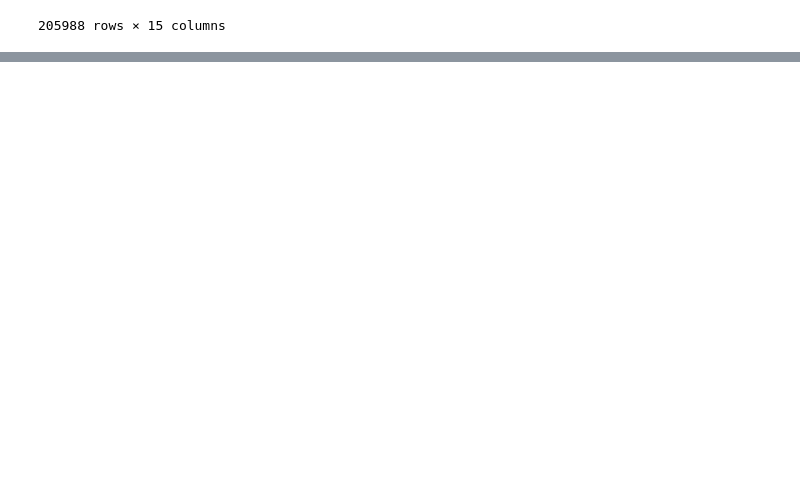
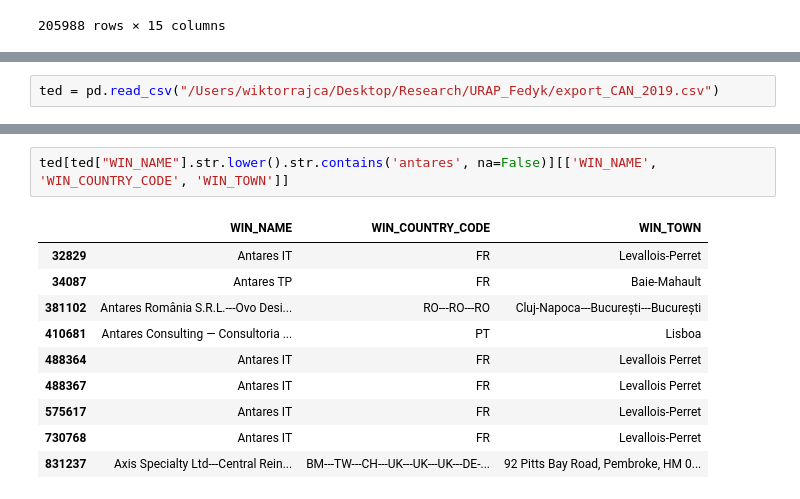
Before and after one commit to wiktorrajca/Data-Science-Honors-Thesis, a Jupyter notebook: messing _around_graphs.ipynb, the cells around one changed output, grey strips where cells are left out. Cells and saved outputs as stored; diff of their text form; blank space fills up the shorter version.

```diff
--- a/messing _around_graphs.ipynb
+++ b/messing _around_graphs.ipynb
@@ -856,3 +773,5 @@ result
 | Shopko Pharmacy | 6 | 6 | 0 | 0 | 6 | 0 | 6 | 6 | 0 | 0 | ... |
 | Thomas J. Donahue | 5 | 5 | 1 | 0 | 5 | 2 | 5 | 5 | 0 | 0 | ... |
 | Thomas Prose | 6 | 6 | 0 | 0 | 6 | 6 | 6 | 6 | 0 | 0 | ... |
+# %%
+ted = pd.read_csv("/Users/wiktorrajca/Desktop/Research/URAP_Fedyk/export_CAN_2019.csv")
@@ -858,0 +816,13 @@ result
+# %%
+ted[ted["WIN_NAME"].str.lower().str.contains('antares', na=False)][['WIN_NAME', 'WIN_COUNTRY_CODE', 'WIN_TOWN']]
+# %% [output]
+|  | WIN_NAME | WIN_COUNTRY_CODE | WIN_TOWN |
+| 32829 | Antares IT | FR | Levallois-Perret |
+| 34087 | Antares TP | FR | Baie-Mahault |
+| 381102 | Antares România S.R.L.---Ovo Desi... | RO---RO---RO | Cluj-Napoca---București---București |
+| 410681 | Antares Consulting — Consultoria ... | PT | Lisboa |
+| 488364 | Antares IT | FR | Levallois Perret |
+| 488367 | Antares IT | FR | Levallois Perret |
+| 575617 | Antares IT | FR | Levallois-Perret |
+| 730768 | Antares IT | FR | Levallois-Perret |
+| 831237 | Axis Specialty Ltd---Central Rein... | BM---TW---CH---UK---UK---UK---DE-... | 92 Pitts Bay Road, Pembroke, HM 0... |
```
Also changed, not shown: parts of 28 cells of this notebook, 6 other files.
